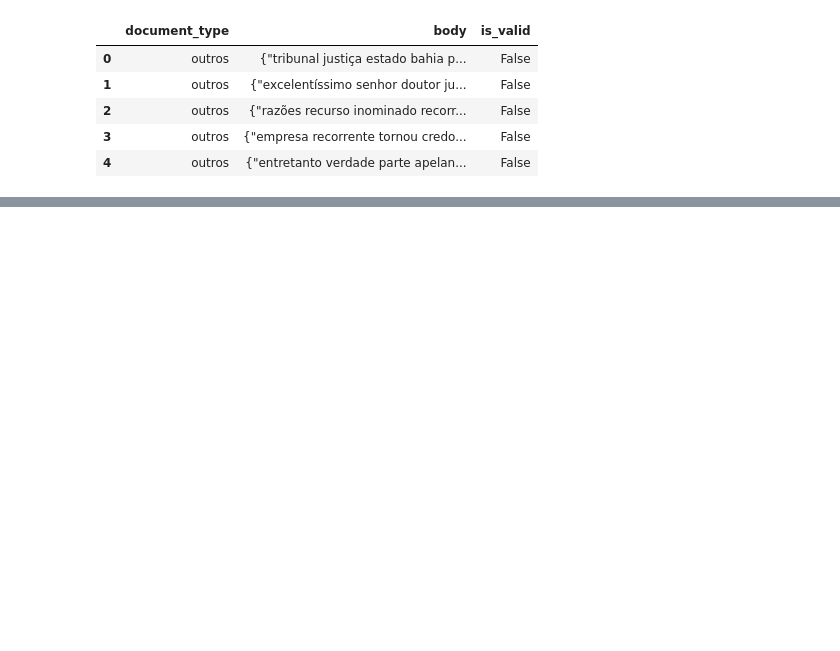
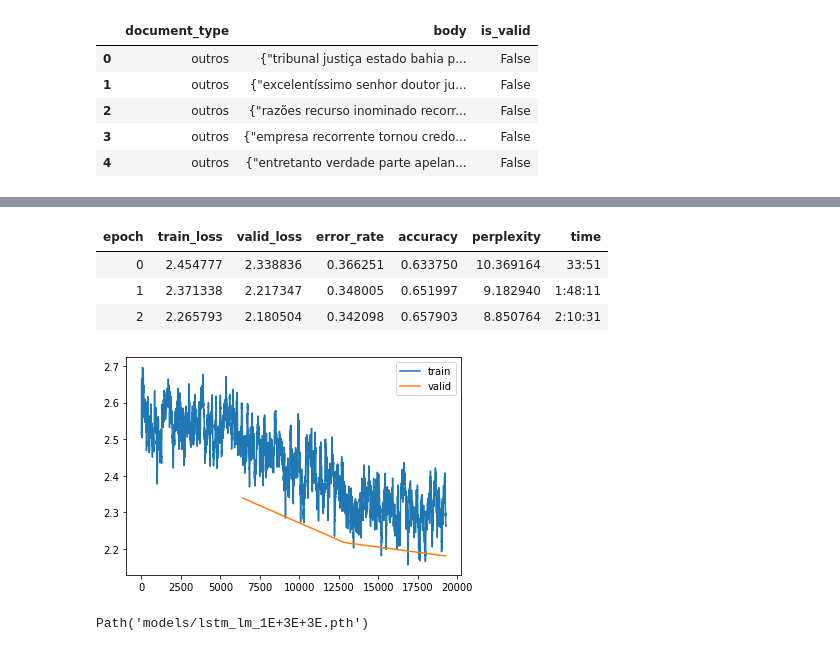
Before and after one commit to peluz/victor-visual-text, a Jupyter notebook: train_text_ulmfit.ipynb, the cells around one changed output, grey strips where cells are left out. Drawn from its saved outputs; the diff is of its cells as text; code cells hidden in the pictures; blank space fills up the shorter version.

```diff
--- a/train_text_ulmfit.ipynb
+++ b/train_text_ulmfit.ipynb
@@ -89,0 +151,15 @@ learn_lm.lr_find()
+# %%
+learn_lm.fit_one_cycle(3, 1e-3)
+# %% [output]
+| epoch | train_loss | valid_loss | error_rate | accuracy | perplexity | time |
+| 0 | 2.454777 | 2.338836 | 0.366251 | 0.633750 | 10.369164 | 33:51 |
+| 1 | 2.371338 | 2.217347 | 0.348005 | 0.651997 | 9.182940 | 1:48:11 |
+| 2 | 2.265793 | 2.180504 | 0.342098 | 0.657903 | 8.850764 | 2:10:31 |
+# %%
+learn_lm.recorder.plot_loss()
+# %% [output]
+[figure, added]
+# %%
+learn_lm.save('lstm_lm_1E+3E+3E')
+# %% [output]
+Path('models/lstm_lm_1E+3E+3E.pth')
```
Also changed, not shown: parts of 88 cells of this notebook, 1 other file.
